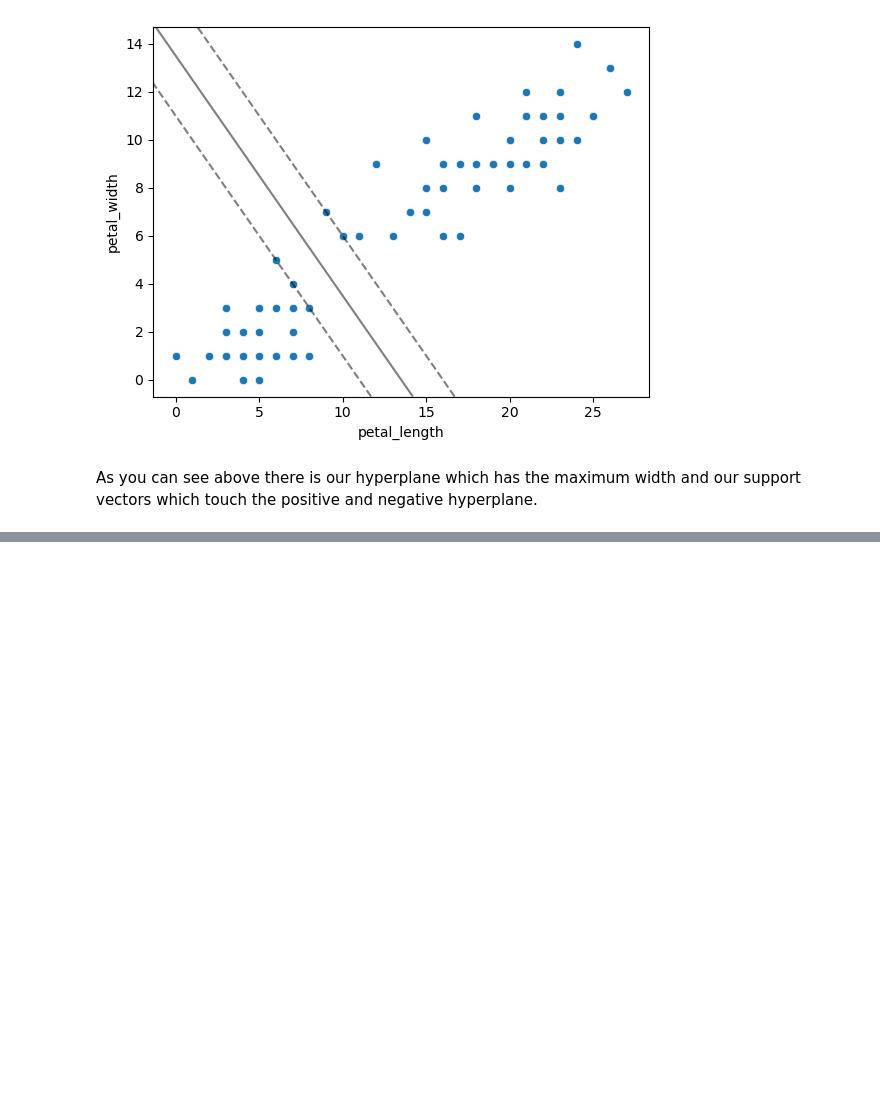
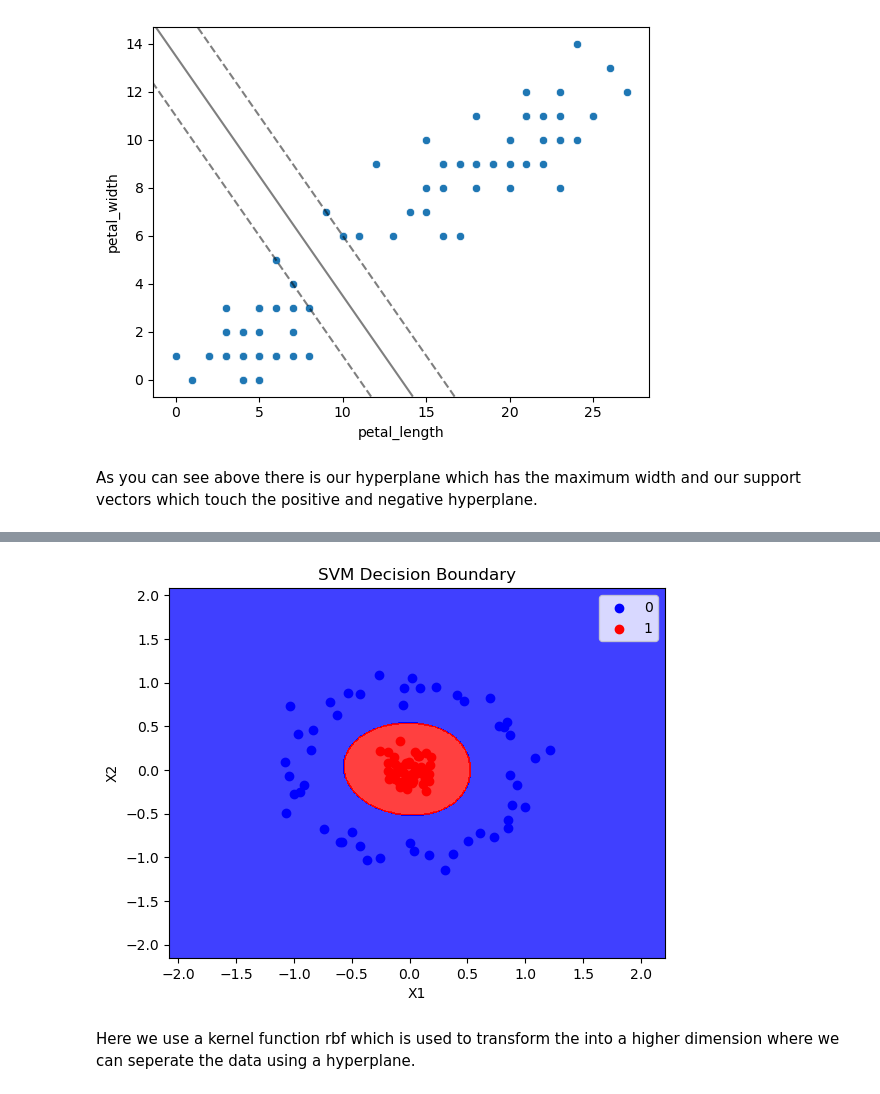
Before and after one commit to itsanishsingh/task-svm, a Jupyter notebook: task_svm_kfamily.ipynb, the cells around one changed output, grey strips where cells are left out. Cells and saved outputs as stored; diff of their text form; code cells hidden in the pictures; blank space fills up the shorter version.

Commit message:
Implemented SVM Kernel

```diff
--- a/task_svm_kfamily.ipynb
+++ b/task_svm_kfamily.ipynb
@@ -147,0 +157,37 @@ As you can see above there is our hyperplane which has the maximum width and our
+# %%
+X_train, X_test, y_train, y_test = train_test_split(X, y, test_size = 0.20)
+# %%
+zero_one_colourmap = ListedColormap(('blue', 'red'))
+def plot_decision_boundary(X, y, clf):
+    X_set, y_set = X, y
+    X1, X2 = np.meshgrid(np.arange(start = X_set[:, 0].min() - 1,
+                                 stop = X_set[:, 0].max() + 1,
+                                 step = 0.01),
+                       np.arange(start = X_set[:, 1].min() - 1,
+                                 stop = X_set[:, 1].max() + 1,
+                                 step = 0.01))
+
+    plt.contourf(X1, X2, clf.predict(np.array([X1.ravel(),
+                                             X2.ravel()]).T).reshape(X1.shape),
+               alpha = 0.75,
+               cmap = zero_one_colourmap)
+    plt.xlim(X1.min(), X1.max())
+    plt.ylim(X2.min(), X2.max())
+    for i, j in enumerate(np.unique(y_set)):
+        plt.scatter(X_set[y_set == j, 0], X_set[y_set == j, 1],
+                c = (zero_one_colourmap)(i), label = j)
+    plt.title('SVM Decision Boundary')
+    plt.xlabel('X1')
+    plt.ylabel('X2')
+    plt.legend()
+    return plt.show()
+# %%
+rbf_classifier = SVC(kernel="rbf")
+rbf_classifier.fit(X_train, y_train)
+y_pred = rbf_classifier.predict(X_test)
+# %%
+plot_decision_boundary(X, y, rbf_classifier)
+# %% [output]
+[figure, added]
+# %% [markdown]
+Here we use a kernel function rbf which is used to transform the into a higher dimension where we can seperate the data using a hyperplane.
```
Also changed, not shown: parts of 3 cells of this notebook.
